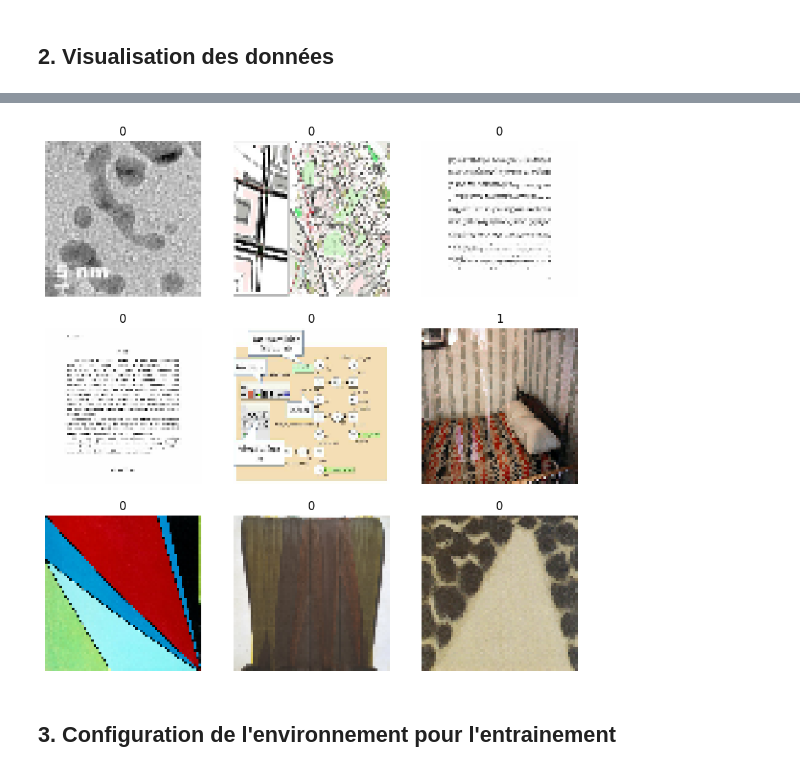
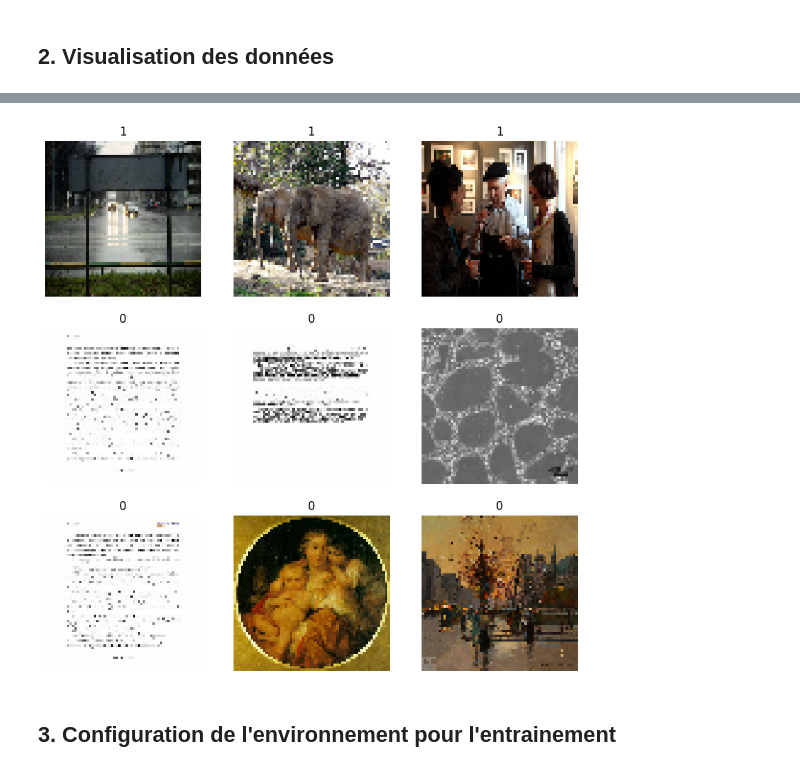
Before and after one commit to romaricDembele/projet_leyenda, a Jupyter notebook: livrable_1.ipynb, the cells around one changed output, grey strips where cells are left out. Saved outputs shown, nothing was run; the diff lists cells and outputs as text; code cells hidden in the pictures.

```diff
--- a/livrable_1.ipynb
+++ b/livrable_1.ipynb
@@ -155,7 +138,7 @@ tf.Tensor([1 0 1 0 1 0 0 1 0 0 1 0 1 0 0 0], shape=(16,), dtype=int32)
 import matplotlib.pyplot as plt
 
 plt.figure(figsize=(10, 10))
-for images, labels in train_set.take(1):
+for images, labels in train_set.take(2):
     for i in range(9):
         ax = plt.subplot(3, 3, i + 1)
         plt.imshow(images[i].numpy().astype("uint8"))
@@ -166,4 +148,4 @@ for images, labels in train_set.take(1):
-[figure, old version]
+[figure, new version]
 # %% [markdown]
 ## 3. Configuration de l'environnement pour l'entrainement
 # %%
```
Also changed, not shown: parts of 22 cells of this notebook.
